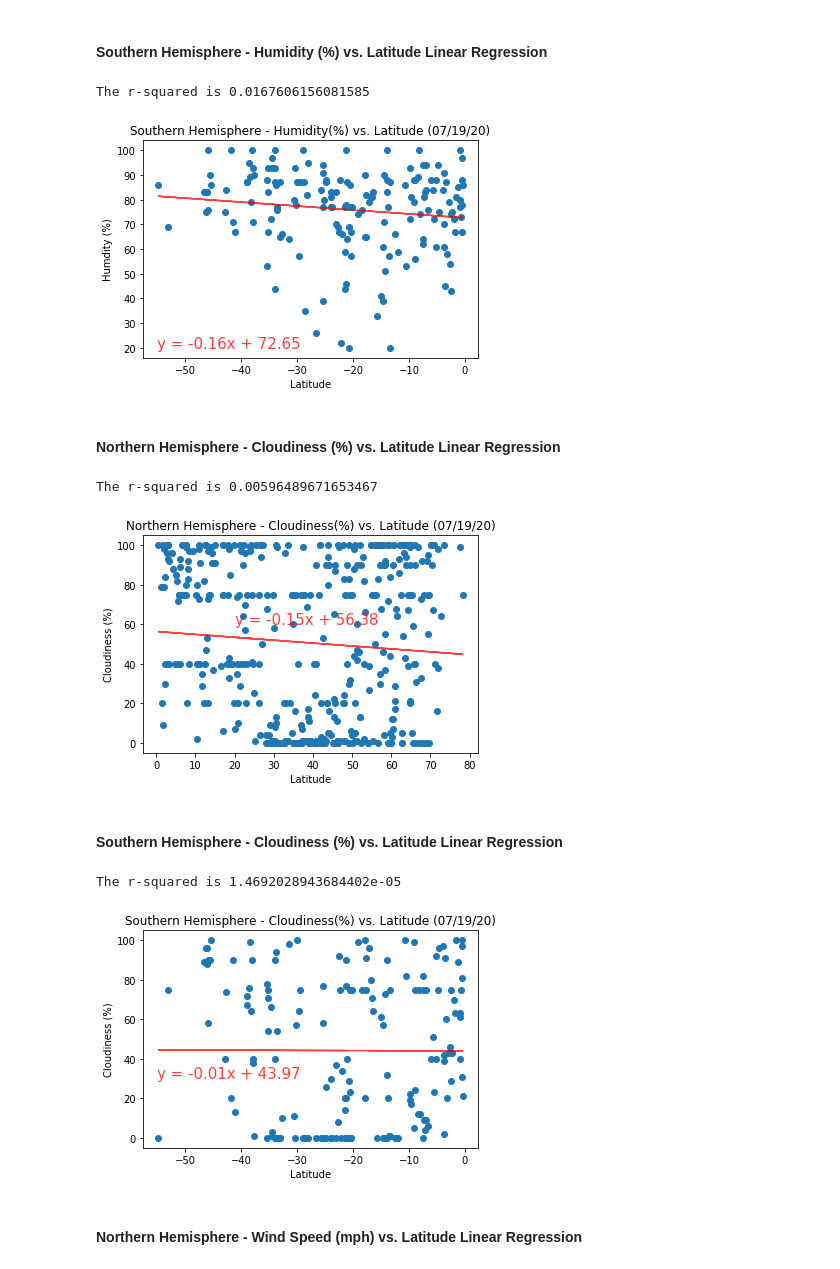
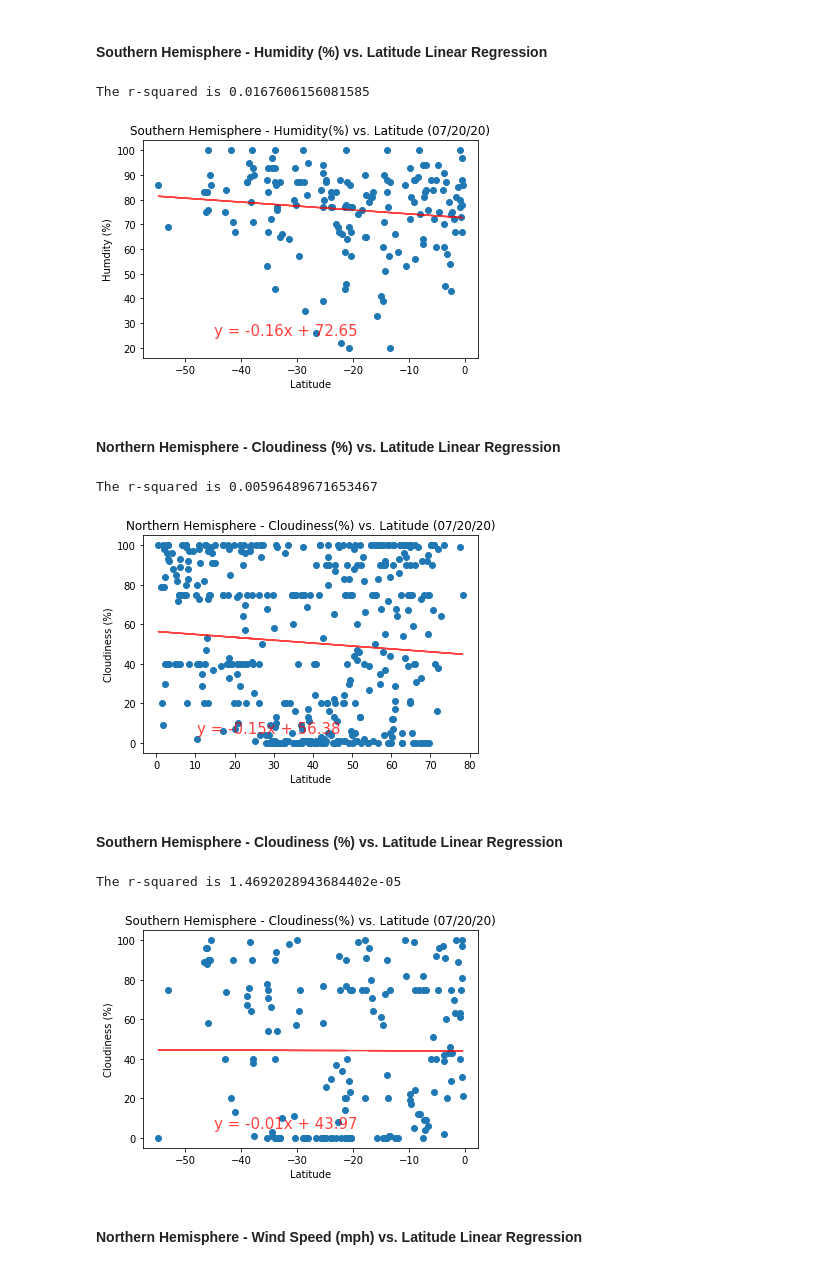
Before and after one commit to rshmnkgit/Python_API_Challenge, a Jupyter notebook: starter_code/WeatherPy.ipynb, the cells around one changed output. Cells and saved outputs as stored; diff of their text form; code cells hidden in the pictures.

```diff
--- a/starter_code/WeatherPy.ipynb
+++ b/starter_code/WeatherPy.ipynb
@@ -350,7 +351,7 @@ scatterplot("Wind Speed", "Wind Speed", "mph", "lat_wind")
 ## Linear Regression
 # %%
 # OPTIONAL: Create a function to create Linear Regression plots
-def linregression (x_values, y_values, y_label, title, xpos, ypos, filename):
+def linregression (x_values, y_values, y_label, title, filename):
     from datetime import date
     today = date.today().strftime('%m/%d/%y')
     (slope, intercept, rvalue, pvalue, stderr) = linregress(x_values, y_values)
@@ -362,6 +363,8 @@ def linregression (x_values, y_values, y_label, title, xpos, ypos, filename):
     plt.title(f"{title} ({today})")
     plt.scatter(x_values,y_values)
     plt.plot(x_values,regress_values,"r-", alpha=0.75)
+    xpos = x_values.min() + 10
+    ypos = y_values.min() + 5
     plt.annotate(line_eq,(xpos,ypos),fontsize=15, color="red", alpha=0.75)
     plt.savefig(f"../output_data/{filename}.png")
     plt.show()
@@ -407,12 +410,12 @@ The r-squared is 0.00015708410351203075
 # %%
 x_axis = southern_df["Latitude"]
 y_axis = southern_df["Humidity"]
 ylabel = "Humdity (%)"
 title = "Southern Hemisphere - Humidity(%) vs. Latitude"
-linregression(x_axis, y_axis, ylabel, title, -55, 20, 'south_humid')
+linregression(x_axis, y_axis, ylabel, title, 'south_humid')
 # %% [output]
 The r-squared is 0.0167606156081585
-[figure, old version]
+[figure, new version]
 # %% [markdown]
 ####  Northern Hemisphere - Cloudiness (%) vs. Latitude Linear Regression
 # %%
@@ -420,10 +423,10 @@ x_axis = northern_df["Latitude"]
 y_axis = northern_df["Cloudiness"]
 ylabel = "Cloudiness (%)"
 title = "Northern Hemisphere - Cloudiness(%) vs. Latitude"
-linregression(x_axis, y_axis, ylabel, title, 20, 60, 'north_cloud')
+linregression(x_axis, y_axis, ylabel, title, 'north_cloud')
 # %% [output]
 The r-squared is 0.00596489671653467
-[figure, old version]
+[figure, new version]
 # %% [markdown]
 ####  Southern Hemisphere - Cloudiness (%) vs. Latitude Linear Regression
 # %%
@@ -431,10 +434,10 @@ x_axis = southern_df["Latitude"]
 y_axis = southern_df["Cloudiness"]
 ylabel = "Cloudiness (%)"
 title = "Southern Hemisphere - Cloudiness(%) vs. Latitude"
-linregression(x_axis, y_axis, ylabel, title, -55, 30, 'south_cloud')
+linregression(x_axis, y_axis, ylabel, title, 'south_cloud')
 # %% [output]
 The r-squared is 1.4692028943684402e-05
-[figure, old version]
+[figure, new version]
 # %% [markdown]
 ####  Northern Hemisphere - Wind Speed (mph) vs. Latitude Linear Regression
 # %%
```
Also changed, not shown: parts of 6 cells of this notebook, 8 other files.
